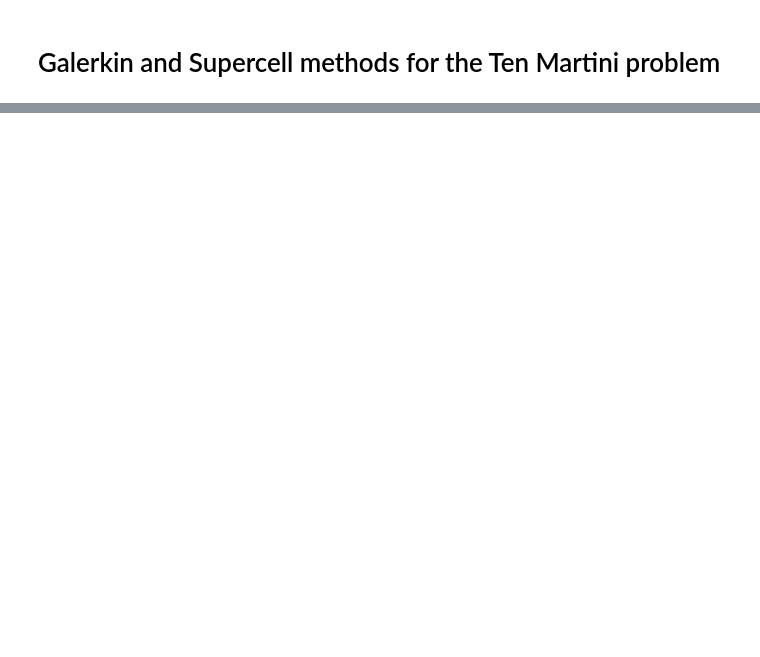
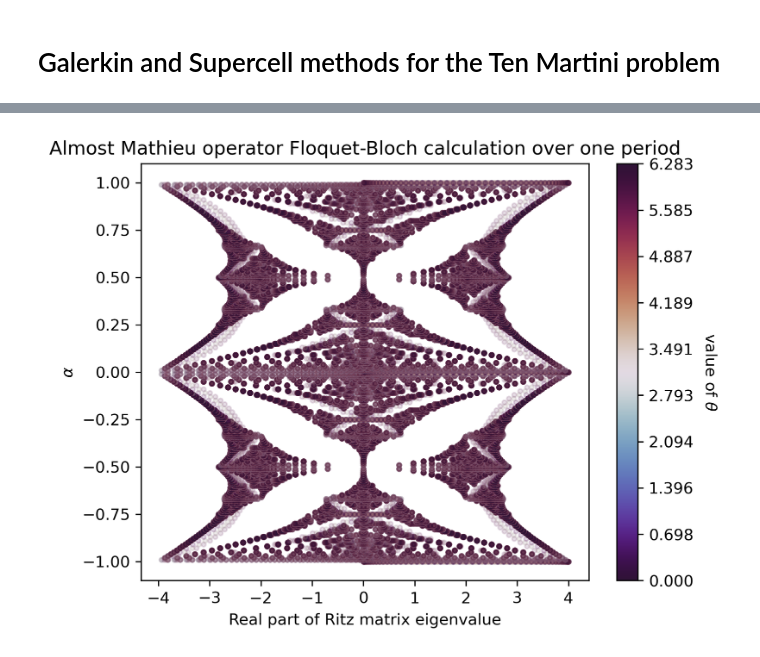
Before and after one commit to alexhroom/thesis, a Jupyter notebook: 30 Code/notebooks/ten-martini.ipynb, the cells around one changed output, grey strips where cells are left out. Saved outputs shown, nothing was run; the diff lists cells and outputs as text; code cells hidden in the pictures; blank space fills up the shorter version.

```diff
--- a/30 Code/notebooks/ten-martini.ipynb
+++ b/30 Code/notebooks/ten-martini.ipynb
@@ -30,0 +37,25 @@ for a in tqdm(np.linspace(-1, 1, 50)):
+# %%
+from matplotlib import colormaps
+fig = plt.figure(dpi=300)
+ax1 = fig.add_subplot()
+for a in cell_spec.keys():
+    viridis = colormaps["twilight_shifted"].resampled(len(cell_spec[a]))
+    ax1.set_prop_cycle(color=viridis.colors)
+    for theta_vals in cell_spec[a].values():
+        ax1.scatter(theta_vals.real, [a]*len(theta_vals), s = 8, alpha=0.1)
+ax1.set_title("Almost Mathieu operator Floquet-Bloch calculation over one period")
+ax1.set_xlabel("Real part of Ritz matrix eigenvalue")
+ax1.set_ylabel(r"$\alpha$")
+norm = plt.Normalize(0, 2*np.pi)
+cmap = plt.get_cmap("twilight_shifted")
+sm = plt.cm.ScalarMappable(norm=norm, cmap=cmap)
+cb = fig.colorbar(sm, ax=ax1, ticks=list(np.linspace(0, 2*np.pi, 10)))
+cb.set_label(
+    r"value of $\theta$",
+    rotation=270,
+    labelpad=15,
+)
+
+fig.show()
+# %% [output]
+[figure, added]
```
Also changed, not shown: parts of 10 cells of this notebook, 13 other files.
